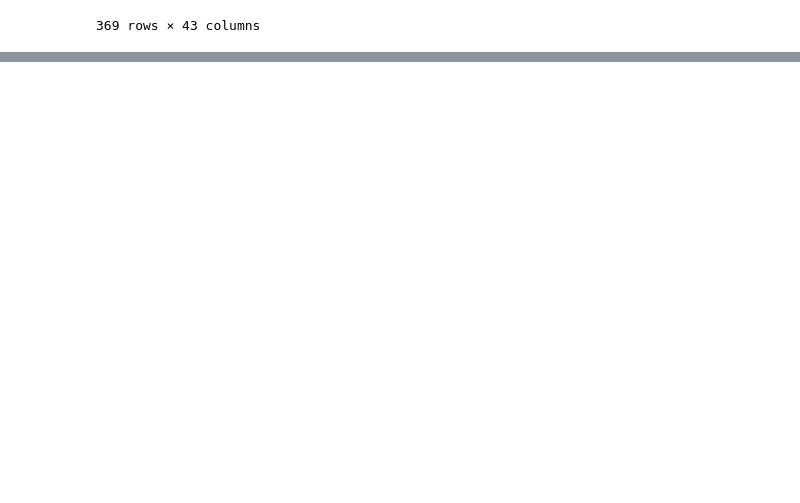
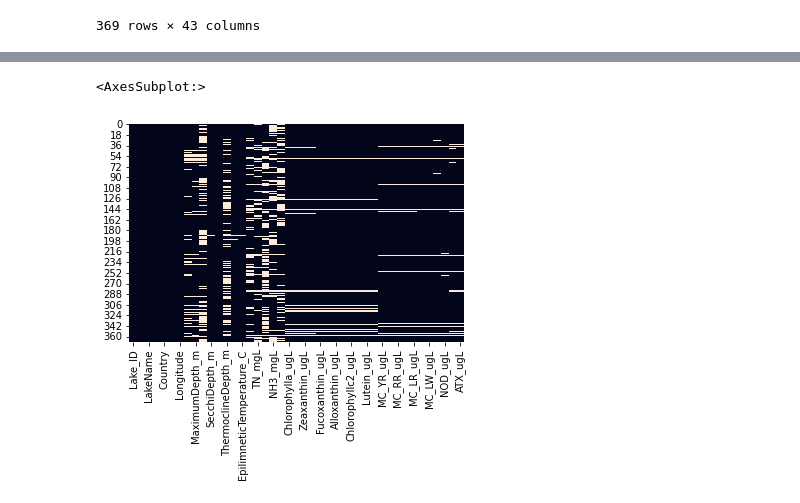
Before and after one commit to ubco-W2021T1-data301/project-group50-project, a Jupyter notebook: notebooks/analysis2.ipynb, the cells around one changed output, grey strips where cells are left out. Cells and saved outputs as stored; diff of their text form; code cells hidden in the pictures; blank space fills up the shorter version.

Commit message:
Milestone 3 task 1-3 done

```diff
--- a/notebooks/analysis2.ipynb
+++ b/notebooks/analysis2.ipynb
@@ -27,0 +30,6 @@ pd.read_csv('../data/raw/EMLSdata_10Aug.csv')
+# %%
+# Task 1
+import pandas as pd
+
+df = pd.read_csv('../data/raw/EMLSdata_10Aug.csv')
+df.head()
@@ -27,0 +142,7 @@ pd.read_csv('../data/raw/EMLSdata_10Aug.csv')
+# %%
+import seaborn as sns
+
+sns.heatmap(df.isnull(),cbar=False)
+# %% [output]
+<AxesSubplot:>
+[figure, added]
```
Also changed, not shown: parts of 13 cells of this notebook, 1 other file.
